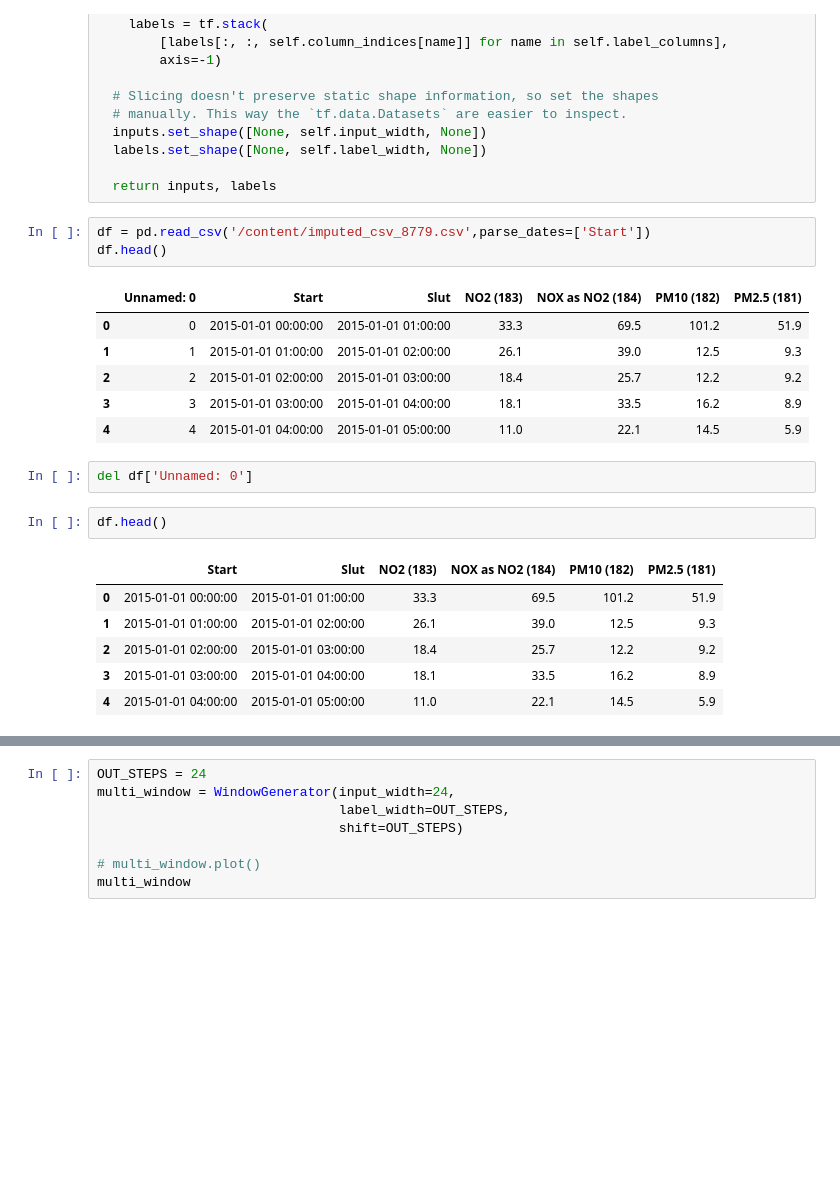
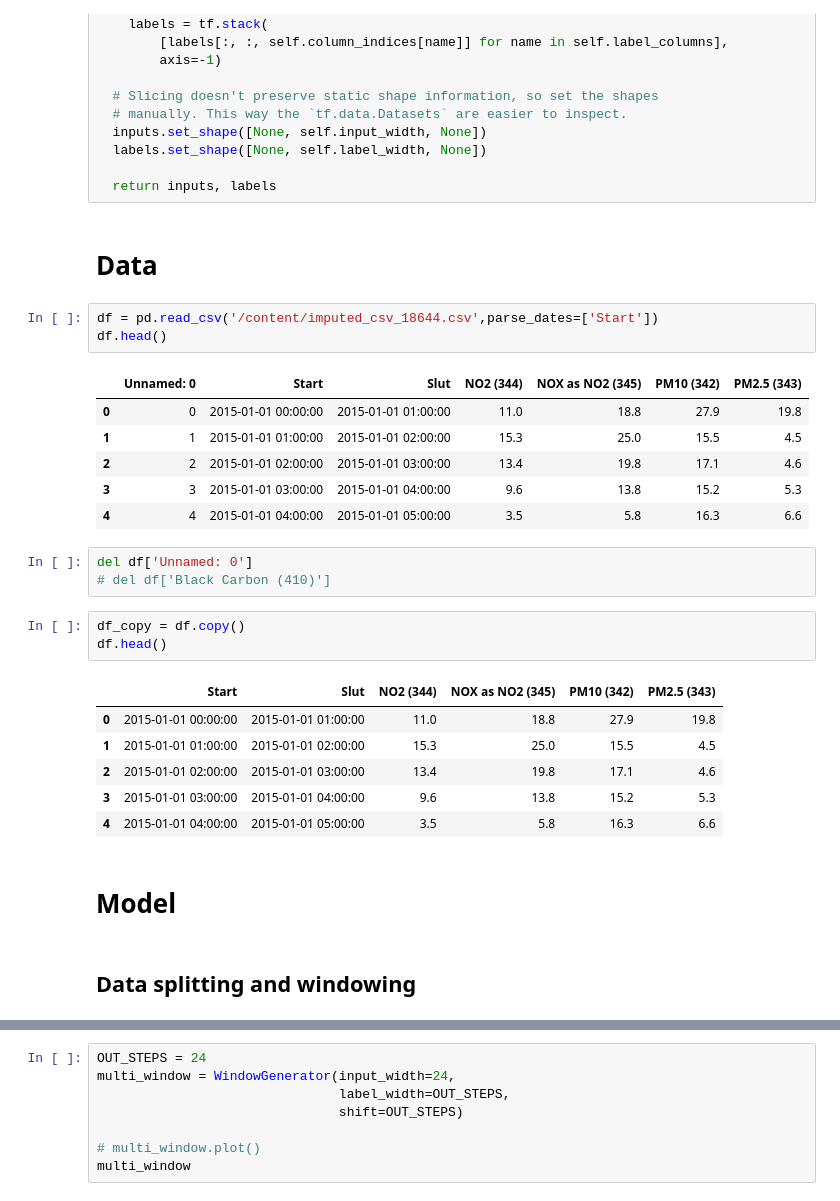
Before and after one commit to jude1997felix/Decentralized-Air-quality-Monitoring-and-Prediction, a Jupyter notebook: competition.ipynb, the cells around one changed output, grey strips where cells are left out. Drawn from its saved outputs; the diff is of its cells as text; blank space fills up the shorter version.

```diff
--- a/competition.ipynb
+++ b/competition.ipynb
@@ -120,27 +65,35 @@ def split_window(self, features):
   labels.set_shape([None, self.label_width, None])
 
   return inputs, labels
+# %% [markdown]
+# Data
 # %%
-df = pd.read_csv('/content/imputed_csv_8779.csv',parse_dates=['Start'])
+df = pd.read_csv('/content/imputed_csv_18644.csv',parse_dates=['Start'])
 df.head()
 # %% [output]
-|  | Unnamed: 0 | Start | Slut | NO2 (183) | NOX as NO2 (184) | PM10 (182) | PM2.5 (181) |
-| 0 | 0 | 2015-01-01 00:00:00 | 2015-01-01 01:00:00 | 33.3 | 69.5 | 101.2 | 51.9 |
-| 1 | 1 | 2015-01-01 01:00:00 | 2015-01-01 02:00:00 | 26.1 | 39.0 | 12.5 | 9.3 |
-| 2 | 2 | 2015-01-01 02:00:00 | 2015-01-01 03:00:00 | 18.4 | 25.7 | 12.2 | 9.2 |
-| 3 | 3 | 2015-01-01 03:00:00 | 2015-01-01 04:00:00 | 18.1 | 33.5 | 16.2 | 8.9 |
-| 4 | 4 | 2015-01-01 04:00:00 | 2015-01-01 05:00:00 | 11.0 | 22.1 | 14.5 | 5.9 |
+|  | Unnamed: 0 | Start | Slut | NO2 (344) | NOX as NO2 (345) | PM10 (342) | PM2.5 (343) |
+| 0 | 0 | 2015-01-01 00:00:00 | 2015-01-01 01:00:00 | 11.0 | 18.8 | 27.9 | 19.8 |
+| 1 | 1 | 2015-01-01 01:00:00 | 2015-01-01 02:00:00 | 15.3 | 25.0 | 15.5 | 4.5 |
+| 2 | 2 | 2015-01-01 02:00:00 | 2015-01-01 03:00:00 | 13.4 | 19.8 | 17.1 | 4.6 |
+| 3 | 3 | 2015-01-01 03:00:00 | 2015-01-01 04:00:00 | 9.6 | 13.8 | 15.2 | 5.3 |
+| 4 | 4 | 2015-01-01 04:00:00 | 2015-01-01 05:00:00 | 3.5 | 5.8 | 16.3 | 6.6 |
 # %%
 del df['Unnamed: 0']
+# del df['Black Carbon (410)']
-# %%
-df.head()
-# %% [output]
-|  | Start | Slut | NO2 (183) | NOX as NO2 (184) | PM10 (182) | PM2.5 (181) |
-| 0 | 2015-01-01 00:00:00 | 2015-01-01 01:00:00 | 33.3 | 69.5 | 101.2 | 51.9 |
-| 1 | 2015-01-01 01:00:00 | 2015-01-01 02:00:00 | 26.1 | 39.0 | 12.5 | 9.3 |
-| 2 | 2015-01-01 02:00:00 | 2015-01-01 03:00:00 | 18.4 | 25.7 | 12.2 | 9.2 |
-| 3 | 2015-01-01 03:00:00 | 2015-01-01 04:00:00 | 18.1 | 33.5 | 16.2 | 8.9 |
-| 4 | 2015-01-01 04:00:00 | 2015-01-01 05:00:00 | 11.0 | 22.1 | 14.5 | 5.9 |
+# %%
+df_copy = df.copy()
+df.head()
+# %% [output]
+|  | Start | Slut | NO2 (344) | NOX as NO2 (345) | PM10 (342) | PM2.5 (343) |
+| 0 | 2015-01-01 00:00:00 | 2015-01-01 01:00:00 | 11.0 | 18.8 | 27.9 | 19.8 |
+| 1 | 2015-01-01 01:00:00 | 2015-01-01 02:00:00 | 15.3 | 25.0 | 15.5 | 4.5 |
+| 2 | 2015-01-01 02:00:00 | 2015-01-01 03:00:00 | 13.4 | 19.8 | 17.1 | 4.6 |
+| 3 | 2015-01-01 03:00:00 | 2015-01-01 04:00:00 | 9.6 | 13.8 | 15.2 | 5.3 |
+| 4 | 2015-01-01 04:00:00 | 2015-01-01 05:00:00 | 3.5 | 5.8 | 16.3 | 6.6 |
+# %% [markdown]
+# Model
+# %% [markdown]
+## Data splitting and windowing
 # %%
   del df['Start']
   del df['Slut']
```
Also changed, not shown: parts of 26 cells of this notebook.
